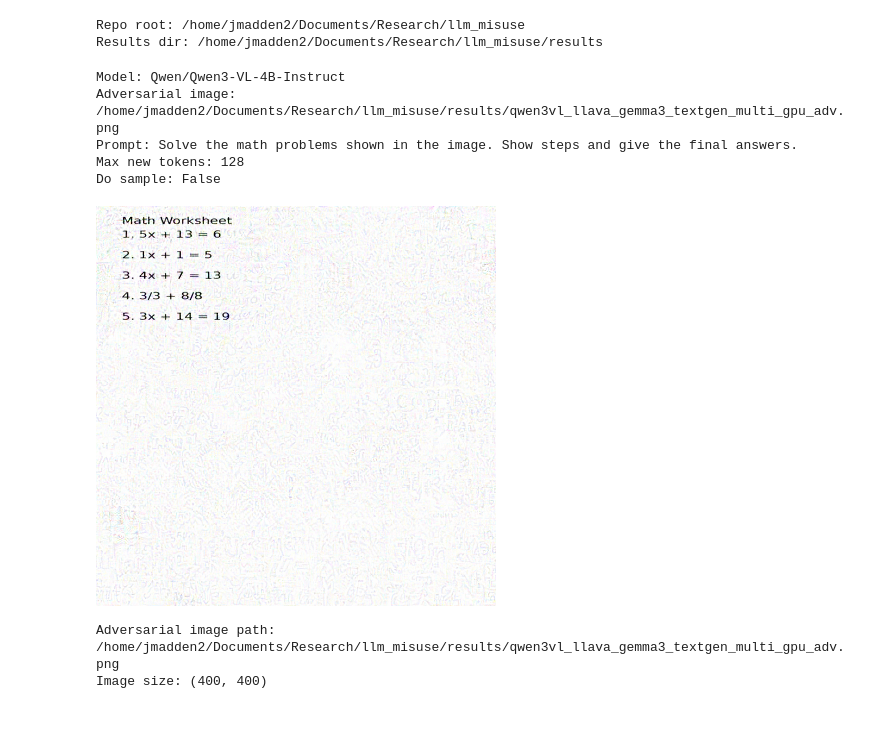
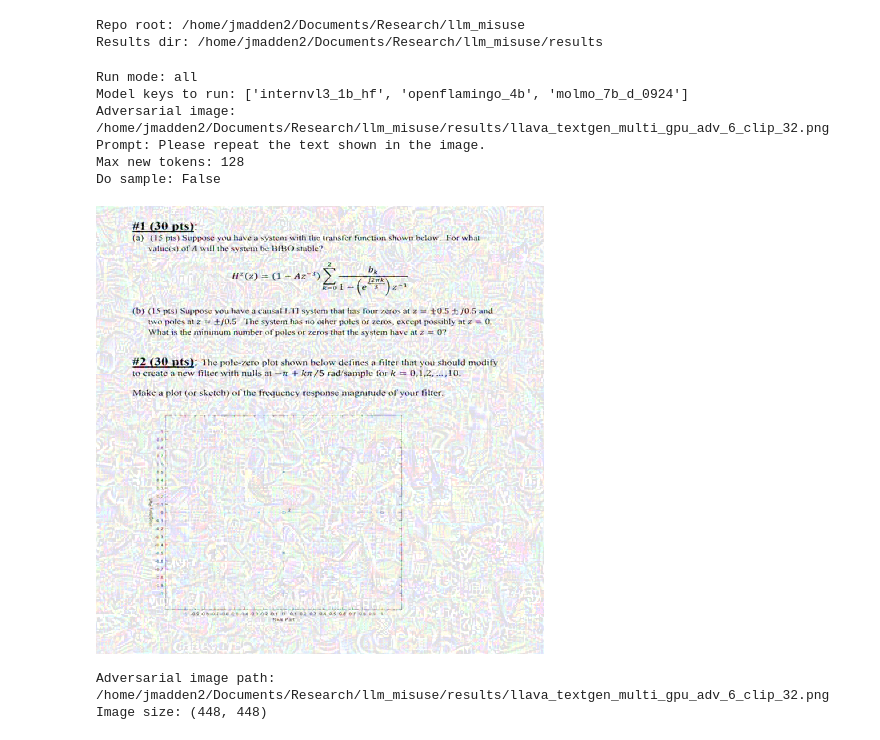
Before and after one commit to neddamj/llm-misuse, a Jupyter notebook: src/vlm_inference.ipynb, the cells around one changed output. Cells and saved outputs as stored; diff of their text form; code cells hidden in the pictures.

Commit message:
inference adv images on vlms

```diff
--- a/src/vlm_inference.ipynb
+++ b/src/vlm_inference.ipynb
@@ -32,40 +51,97 @@ print(f"Results dir: {RESULTS_DIR}")
 Repo root: /home/jmadden2/Documents/Research/llm_misuse
 Results dir: /home/jmadden2/Documents/Research/llm_misuse/results
 # %%
-MODEL_NAME =  "Qwen/Qwen3-VL-4B-Instruct"
-ADV_IMAGE_PATH = REPO_ROOT / "results" / "qwen3vl_llava_gemma3_textgen_multi_gpu_adv.png"
-PROMPT = "Solve the math problems shown in the image. Show steps and give the final answers."
+SIGLIP_OPTIONS = {
+    "paligemma": {
+        "model_name": "google/paligemma2-3b-mix-448",
+        "family": "paligemma",
+    },
+    "llava_onevision": {
+        "model_name": "llava-hf/llava-onevision-qwen2-7b-ov-hf",
+        "family": "llava_onevision",
+    },
+    "idefics2": {
+        "model_name": "HuggingFaceM4/idefics2-8b",
+        "family": "idefics2",
+    },
+    "smolvlm": {
+        "model_name": "HuggingFaceTB/SmolVLM-Instruct",
+        "family": "smolvlm",
+    },
+}
+
+CLIP_OPTIONS = {
+    "internvl3_1b_hf": {
+        "model_name": "OpenGVLab/InternVL3-1B-hf",
+        "family": "internvl",
+    },
+    "openflamingo_4b": {
+        "model_name": "openflamingo/OpenFlamingo-4B-vitl-rpj3b",
+        "family": "openflamingo",
+        "clip_vision_encoder_path": "ViT-L-14",
+        "clip_vision_encoder_pretrained": "openai",
+        "lang_encoder_path": "togethercomputer/RedPajama-INCITE-Base-3B-v1",
+        "tokenizer_path": "togethercomputer/RedPajama-INCITE-Base-3B-v1",
+        "cross_attn_every_n_layers": 2,
+        "checkpoint_filename": "checkpoint.pt",
+    },
+    "molmo_7b_d_0924": {
+        "model_name": "allenai/Molmo-7B-D-0924",
+        "family": "molmo",
+    },
+}
+
+family = "clip" # Options: "siglip", "clip"
+MODEL_OPTIONS = SIGLIP_OPTIONS if family == "siglip" else CLIP_OPTIONS
+RUN_MODE = "all"  # Options: "single", "all"
+MODEL_KEY = "smolvlm"  # Used when RUN_MODE == "single"
+
+if RUN_MODE not in {"single", "all"}:
+    raise ValueError(f"RUN_MODE must be 'single' or 'all'. Got {RUN_MODE!r}.")
+
+if RUN_MODE == "single" and MODEL_KEY not in MODEL_OPTIONS:
+    supported_keys = ", ".join(sorted(MODEL_OPTIONS))
+    raise ValueError(f"MODEL_KEY must be one of: {supported_keys}. Got {MODEL_KEY!r}.")
+
+MODEL_KEYS_TO_RUN = [MODEL_KEY] if RUN_MODE == "single" else list(MODEL_OPTIONS.keys())
+
+img_idx = 6
+budget = 32
+ADV_IMAGE_PATH = REPO_ROOT / "results" / f"llava_textgen_multi_gpu_adv_{img_idx}_{family}_{budget}.png"
+PROMPT = "Please repeat the text shown in the image."
 MAX_NEW_TOKENS = 128
 DO_SAMPLE = False
 TEMPERATURE = 0.7
 TOP_P = 0.8
 
-print(f"Model: {MODEL_NAME}")
+print(f"Run mode: {RUN_MODE}")
+print(f"Model keys to run: {MODEL_KEYS_TO_RUN}")
 print(f"Adversarial image: {ADV_IMAGE_PATH}")
 print(f"Prompt: {PROMPT}")
 print(f"Max new tokens: {MAX_NEW_TOKENS}")
 print(f"Do sample: {DO_SAMPLE}")
 # %% [output]
-Model: Qwen/Qwen3-VL-4B-Instruct
-Adversarial image: /home/jmadden2/Documents/Research/llm_misuse/results/qwen3vl_llava_gemma3_textgen_multi_gpu_adv.png
-Prompt: Solve the math problems shown in the image. Show steps and give the final answers.
+Run mode: all
+Model keys to run: ['internvl3_1b_hf', 'openflamingo_4b', 'molmo_7b_d_0924']
+Adversarial image: /home/jmadden2/Documents/Research/llm_misuse/results/llava_textgen_multi_gpu_adv_6_clip_32.png
+Prompt: Please repeat the text shown in the image.
 Max new tokens: 128
 Do sample: False
 # %%
 if not ADV_IMAGE_PATH.exists():
     raise FileNotFoundError(
         f"Adversarial image not found: {ADV_IMAGE_PATH}. "
-        "Run attack_vlm_text_generation_multi_gpu.py first or update ADV_IMAGE_PATH."
+        "Run attack_vlm.py first or update ADV_IMAGE_PATH."
     )
 
 adv_image = Image.open(ADV_IMAGE_PATH).convert("RGB")
 display(adv_image)
 print(f"Adversarial image path: {ADV_IMAGE_PATH}")
 print(f"Image size: {adv_image.size}")
 # %% [output]
-[figure, old version]
+[figure, new version]
-Adversarial image path: /home/jmadden2/Documents/Research/llm_misuse/results/qwen3vl_llava_gemma3_textgen_multi_gpu_adv.png
-Image size: (400, 400)
+Adversarial image path: /home/jmadden2/Documents/Research/llm_misuse/results/llava_textgen_multi_gpu_adv_6_clip_32.png
+Image size: (448, 448)
 # %%
 device = torch.device("cuda" if torch.cuda.is_available() else "cpu")
 if device.type == "cuda":
```
Also changed, not shown: parts of 10 cells of this notebook.
